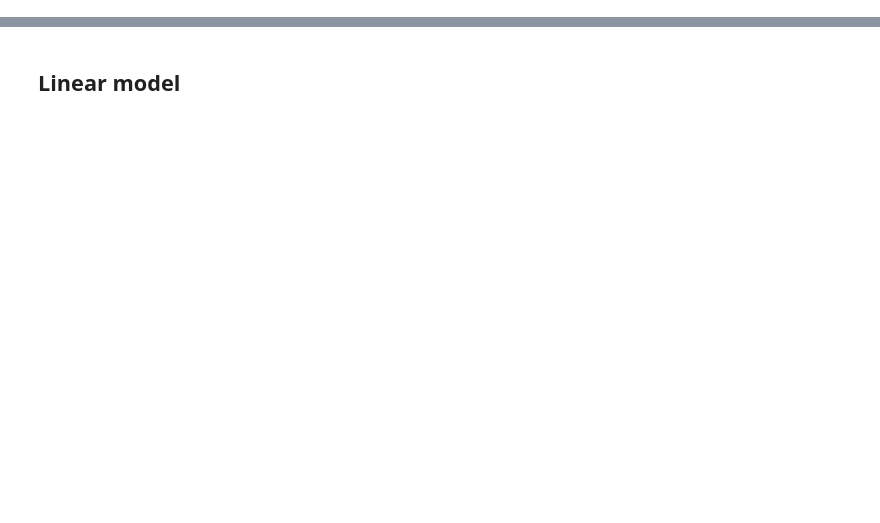
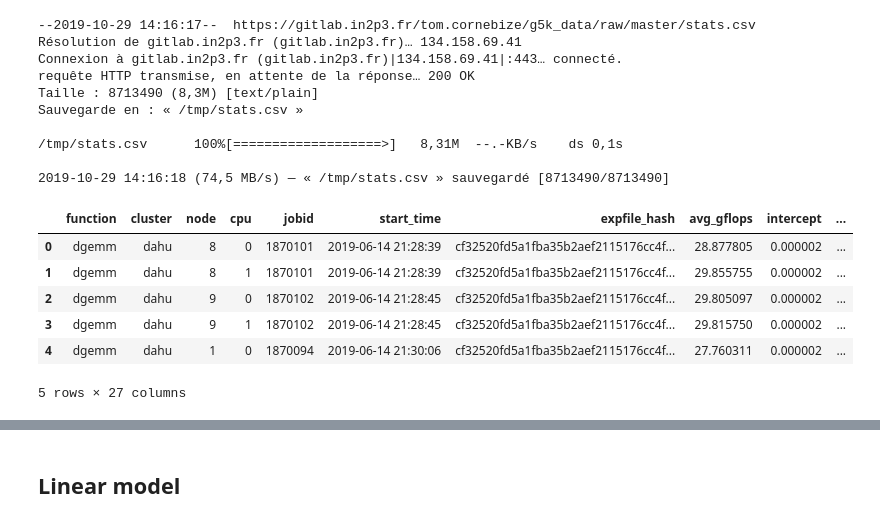
Before and after one commit to Ezibenroc/calibration_analysis, a Jupyter notebook: dahu/blas/dgemm_heterogeneous_model.ipynb, the cells around one changed output, grey strips where cells are left out. Cells and saved outputs as stored; diff of their text form; code cells hidden in the pictures; blank space fills up the shorter version.

```diff
--- a/dahu/blas/dgemm_heterogeneous_model.ipynb
+++ b/dahu/blas/dgemm_heterogeneous_model.ipynb
@@ -35,3 +0,0 @@ plotnine.options.figure_size = (12, 8)
-# %%
-tmp = df[df.mnk < 2e10]
-ggplot(tmp.sample(n=10000), aes(x='mnk', y='duration', color='factor(cpu)'))  + geom_point(alpha=0.1) + geom_smooth(method='lm') + theme_bw()
@@ -175,0 +1,38 @@ Wall time: 7.28 s
+# %%
+import io
+import zipfile
+import pandas
+import warnings
+import os
+import yaml
+import re
+import datetime
+from plotnine import *
+import plotnine
+plotnine.options.figure_size = (12, 8)
+warnings.simplefilter(action='ignore')
+
+!wget https://gitlab.in2p3.fr/tom.cornebize/g5k_data/raw/master/stats.csv -O /tmp/stats.csv
+reg = pandas.read_csv('/tmp/stats.csv')
+reg = reg[reg['cluster'] == 'dahu']
+reg['start_time'] = pandas.to_datetime(reg['start_time'], unit='s')
+reg['cpu_id'] = reg['node']*len(reg['cpu'].unique()) + reg['cpu'] - 2
+reg.head()
+# %% [output]
+--2019-10-29 14:16:17--  https://gitlab.in2p3.fr/tom.cornebize/g5k_data/raw/master/stats.csv
+Résolution de gitlab.in2p3.fr (gitlab.in2p3.fr)… 134.158.69.41
+Connexion à gitlab.in2p3.fr (gitlab.in2p3.fr)|134.158.69.41|:443… connecté.
+requête HTTP transmise, en attente de la réponse… 200 OK
+Taille : 8713490 (8,3M) [text/plain]
+Sauvegarde en : « /tmp/stats.csv »
+
+/tmp/stats.csv      100%[===================>]   8,31M  --.-KB/s    ds 0,1s
+
+2019-10-29 14:16:18 (74,5 MB/s) — « /tmp/stats.csv » sauvegardé [8713490/8713490]
+|  | function | cluster | node | cpu | jobid | start_time | expfile_hash | avg_gflops | intercept | ... |
+| 0 | dgemm | dahu | 8 | 0 | 1870101 | 2019-06-14 21:28:39 | cf32520fd5a1fba35b2aef2115176cc4f... | 28.877805 | 0.000002 | ... |
+| 1 | dgemm | dahu | 8 | 1 | 1870101 | 2019-06-14 21:28:39 | cf32520fd5a1fba35b2aef2115176cc4f... | 29.855755 | 0.000002 | ... |
+| 2 | dgemm | dahu | 9 | 0 | 1870102 | 2019-06-14 21:28:45 | cf32520fd5a1fba35b2aef2115176cc4f... | 29.805097 | 0.000002 | ... |
+| 3 | dgemm | dahu | 9 | 1 | 1870102 | 2019-06-14 21:28:45 | cf32520fd5a1fba35b2aef2115176cc4f... | 29.815750 | 0.000002 | ... |
+| 4 | dgemm | dahu | 1 | 0 | 1870094 | 2019-06-14 21:30:06 | cf32520fd5a1fba35b2aef2115176cc4f... | 27.760311 | 0.000002 | ... |
+5 rows × 27 columns
```
Also changed, not shown: parts of 62 cells of this notebook.
